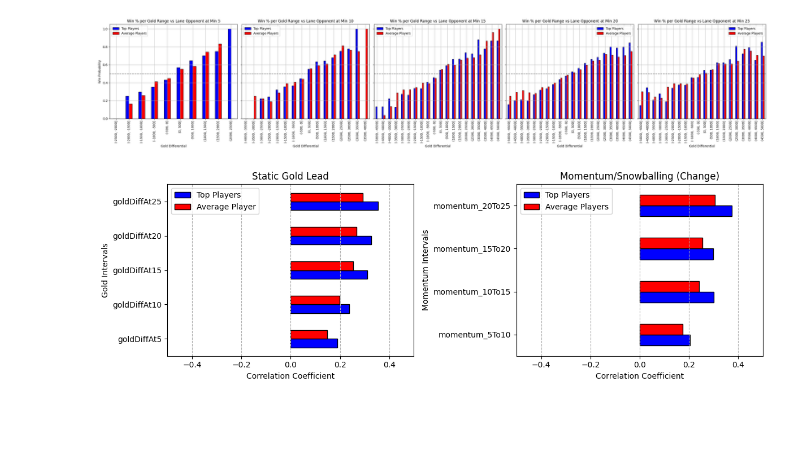
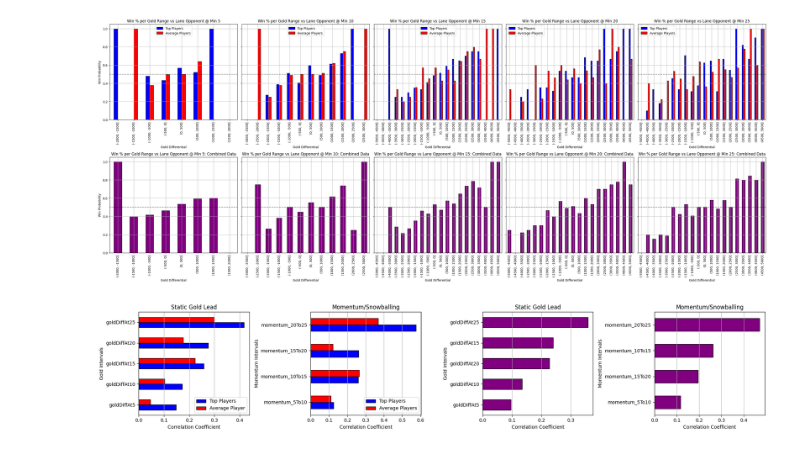
Before and after one commit to mclementi115/CS210-League-Project, a Jupyter notebook: LOLMatchAnalysis.ipynb, the cells around one changed output. Cells and saved outputs as stored; diff of their text form; code cells hidden in the pictures; blank space fills up the shorter version.

```diff
--- a/LOLMatchAnalysis.ipynb
+++ b/LOLMatchAnalysis.ipynb
@@ -718,31 +754,40 @@ plt.show()
 # %%
 # Use snapshots of total gold leads at timestamps to find if there is a correlation between gold leads at and wins as time goes on
 # Find what point in the game gold leads matter most. Create data visualization
-fig, axes = plt.subplots(1, len(intervals), figsize=(30, 6), sharey=True)
+fig, axes = plt.subplots(2, len(intervals), figsize=(30, 12), sharey=True)
 if(len(intervals) == 1): axes = [axes]
 
 for index, minute in enumerate(intervals):
-    ax = axes[index]
+    ax_top = axes[0, index]
+    ax_bot = axes[1, index]
 
     top_players_df[f'goldRangeAt{minute}'] = pd.cut(top_players_df[f'goldDiffAt{minute}'], bins=range(-5000, 5500, 500), right=True)
     top_win_analysis = top_players_df.groupby(f'goldRangeAt{minute}')['win'].mean()
 
     av_players_df[f'goldRangeAt{minute}'] = pd.cut(av_players_df[f'goldDiffAt{minute}'], bins=range(-5000, 5500, 500), right=True)
     av_win_analysis = av_players_df.groupby(f'goldRangeAt{minute}')['win'].mean()
 
     win_analysis = pd.DataFrame({'Top Players': top_win_analysis, "Average Players": av_win_analysis})
+    win_analysis.plot(kind='bar', ax=ax_top, edgecolor='black', color=['blue', 'red'])
 
-    win_analysis.plot(kind='bar', ax=ax, edgecolor='black', color=['blue', 'red'])
-    ax.set_title(f'Win % per Gold Range vs Lane Opponent at Min {minute}')
-    ax.set_xlabel('Gold Differential')
-    ax.set_ylabel('Win Probability')
-    ax.axhline(.5, color='black', linestyle='--', alpha=.5)
-    ax.grid(True)
+    combined_df = pd.concat([top_players_df, av_players_df])
+    combined_df[f'goldRangeAt{minute}'] = pd.cut(combined_df[f'goldDiffAt{minute}'], bins=range(-5000, 5500, 500), right=True)
+    combined_analysis = combined_df.groupby(f'goldRangeAt{minute}')['win'].mean()
+    combined_analysis.plot(kind='bar', ax=ax_bot, edgecolor='black', color='purple')
+
+    ax_top.set_title(f'Win % per Gold Range vs Lane Opponent @ Min {minute}')
+    ax_bot.set_title(f'Win % per Gold Range vs Lane Opponent @ Min {minute}: Combined Data')
+
+    for ax in [ax_top, ax_bot]:
+        ax.set_ylabel('Win Probability')
+        ax.set_xlabel('Gold Differential')
+        ax.axhline(.5, color='black', linestyle='--', alpha=.5)
+        ax.grid(True)
 
 plt.tight_layout()
 plt.show()
 # %% [output]
-[figure, old version]
+[figure, new version]
 # %%
 # Create dynamic columns to measure the momentum of a game within specific timeframes, and if leads snowball into wins
 # Find what point in the game gold leads matter most. Create data visualization
@@ -759,31 +804,39 @@ for df in [top_players_df, av_players_df]:
             momentum_cols.append(col)
         df[col] = df[f'goldDiffAt{end}'] - df[f'goldDiffAt{start}']
 
-fig, axes = plt.subplots(1, 2, figsize=(12,4))
-x_limit = [-.5, .5]
+fig, axes = plt.subplots(1, 4, figsize=(20,4))
 
 top_static = top_players_df[differential_cols + ['win']].corr()['win'].drop('win')
 av_static = av_players_df[differential_cols + ['win']].corr()['win'].drop('win')
-
 static_comparison = pd.DataFrame({'Top Players': top_static, 'Average Player': av_static})
-static_comparison.plot(kind='barh', ax=axes[0], color=['blue', 'red'], edgecolor='black')
-axes[0].set_title(f'Static Gold Lead')
-axes[0].set_xlabel(f'Correlation Coefficient')
-axes[0].set_ylabel(f'Gold Intervals')
-axes[0].set_xlim(x_limit)
-axes[0].grid(axis='x', linestyle='--')
 
 top_dynamic = top_players_df[momentum_cols + ['win']].corr()['win'].drop('win')
 av_dynamic = av_players_df[momentum_cols + ['win']].corr()['win'].drop('win')
 dynamic_comparison = pd.DataFrame({'Top Players': top_dynamic, 'Average Players': av_dynamic})
-dynamic_comparison.plot(kind='barh', ax=axes[1], color=['blue', 'red'], edgecolor='black')
-axes[1].set_title(f'Momentum/Snowballing (Change)')
-axes[1].set_xlabel(f'Correlation Coefficient')
-axes[1].set_xlim(x_limit)
-axes[1].set_ylabel(f'Momentum Intervals')
-axes[1].grid(axis='x', linestyle='--')
+
+combined_data = pd.concat([top_players_df, av_players_df], ignore_index=True)
+
+full_static = combined_data[differential_cols + ['win']].corr()['win'].drop('win').sort_values(ascending=True)
+full_dynamic = combined_data[momentum_cols + ['win']].corr()['win'].drop('win').sort_values(ascending=True)
+
+dfs = [static_comparison, dynamic_comparison, full_static, full_dynamic]
+colors = [['blue', 'red'], ['blue', 'red'], 'purple', 'purple']
+
+for i in range(4):
+    dfs[i].plot(kind='barh', ax=axes[i], color=colors[i], edgecolor='black')
+
+    axes[i].set_xlabel(f'Correlation Coefficient')
+    axes[i].grid(axis='x')
+
+    if i % 2 == 0:
+        axes[i].set_title(f'Static Gold Lead')
+        axes[i].set_ylabel(f'Gold Intervals')
+        axes[i].set_title(f'Static Gold Lead')
+    else:
+        axes[i].set_title(f'Momentum/Snowballing')
+        axes[i].set_ylabel(f'Momentum Intervals')
 
 plt.tight_layout()
 plt.show()
 # %% [output]
-[figure, old version]
+[figure, new version]
```
Also changed, not shown: parts of 9 cells of this notebook, 1 other file.
